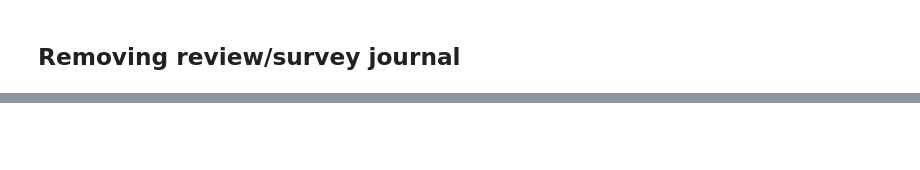
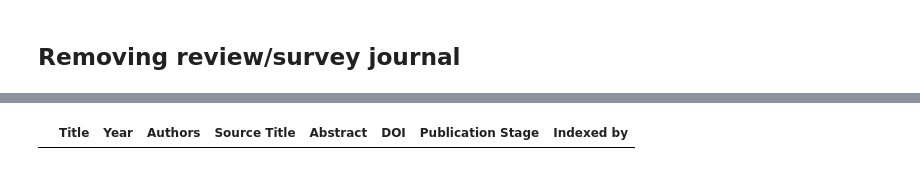
Before and after one commit to wtfish/XAI-Medical-Review, a Jupyter notebook: transform.ipynb, the cells around one changed output, grey strips where cells are left out. Saved outputs shown, nothing was run; the diff lists cells and outputs as text; code cells hidden in the pictures; blank space fills up the shorter version.

Commit message:
fix unfiltered reviews

```diff
--- a/transform.ipynb
+++ b/transform.ipynb
@@ -201,5 +201,7 @@ TidyDF
 | 656 | xlaam: explainable lstm-based act... | 2023.0 | Sharma M.; Kaur P. | Journal of Reliable Intelligent E... | Study of activities of daily life... | 10.1007/s40860-022-00185-2 | Final | Scopus |
 | 657 | xxai - beyond explainable artific... | 2022.0 | Holzinger A.; Goebel R.; Fong R.;... | Lecture Notes in Computer Science... | The success of statistical machin... | 10.1007/978-3-031-04083-2_1 | Final | Scopus + Web of Science |
 657 rows × 8 columns
+# %%
+TidyDF = TidyDF.fillna("-")
 # %%
 TidyDF.to_excel("merged.xlsx")
@@ -226,0 +241,12 @@ pureDF = TidyDF.loc[~mask]
+# %%
+import re
+
+# Pola pencarian
+pattern = r'\b(?:surveys?|reviews?|editorial?|comparative?|review?|survey?)\b'
+
+# Buat boolean mask untuk baris yang ingin dihapus
+mask = TidyDF['Title'].str.contains(pattern, flags=re.IGNORECASE, regex=True) | TidyDF['Abstract'].str.contains(pattern, flags=re.IGNORECASE, regex=True) | TidyDF['Source Title'].str.contains(pattern, flags=re.IGNORECASE, regex=True) | TidyDF["Abstract"].str.contains("review|survey|comparative|reviews|editorial")
+
+# Gunakan mask untuk memfilter DataFrame
+pureDF = TidyDF[~mask]
+pureDF
@@ -226,0 +269,4 @@ pureDF = TidyDF.loc[~mask]
+# %%
+pureDF.loc[pureDF["Abstract"].str.contains("review|survey|comparative|reviews|editorial")]
+# %% [output]
+|  | Title | Year | Authors | Source Title | Abstract | DOI | Publication Stage | Indexed by |
```
Also changed, not shown: parts of 7 cells of this notebook, 4 other files.
